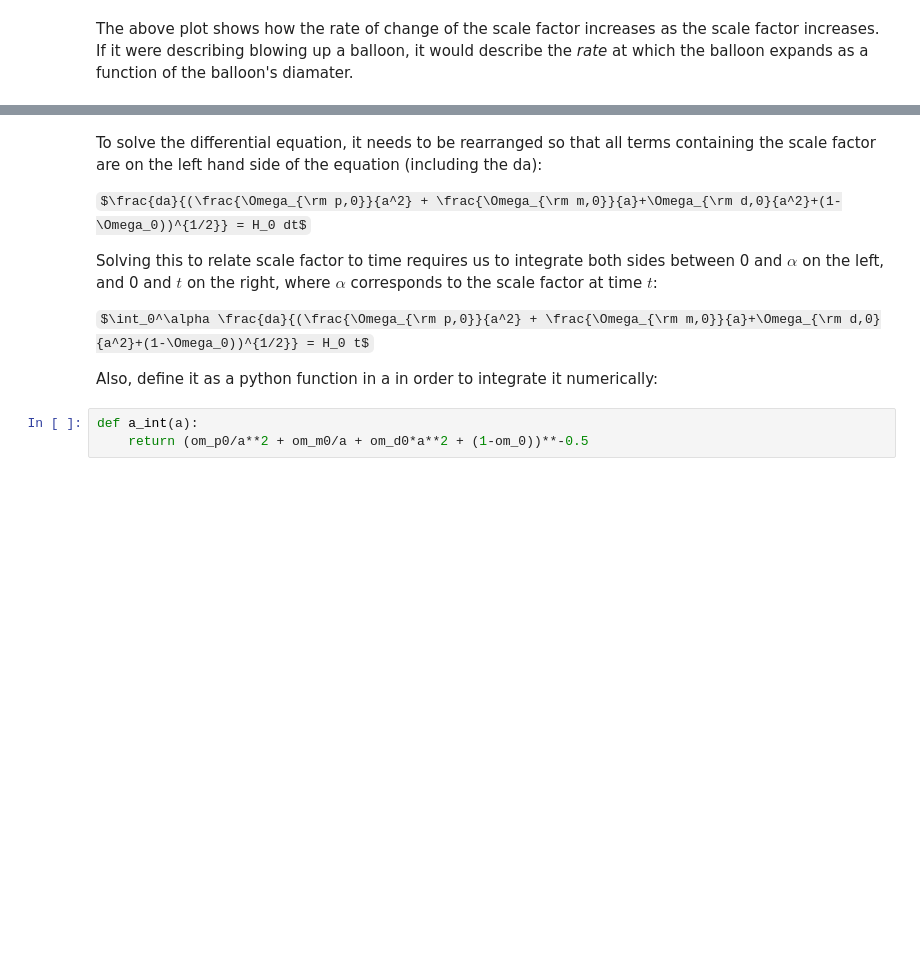
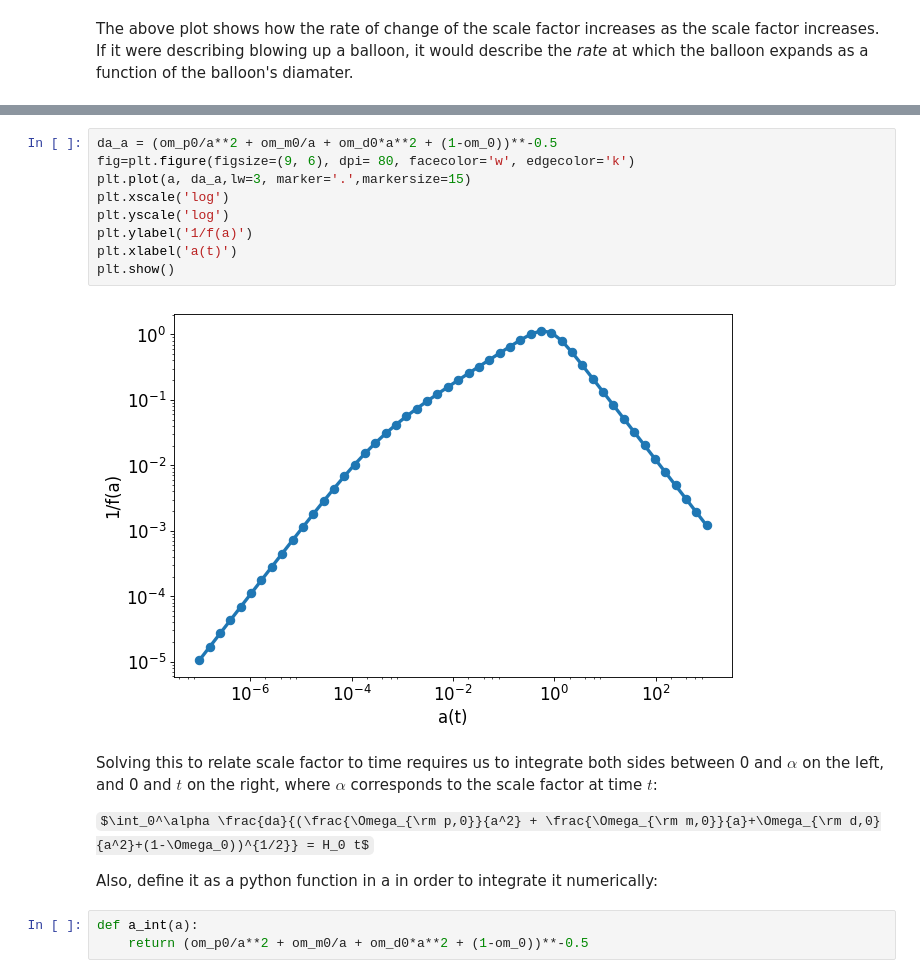
Before and after one commit to georgeb01/CosmologyCourse, a Jupyter notebook: Python Notebooks/L07 - Solving the Benchmark Model.ipynb, the cells around one changed output, grey strips where cells are left out. Cells and saved outputs as stored; diff of their text form; some formulas as TeX source; blank space fills up the shorter version.

```diff
--- a/Python Notebooks/L07 - Solving the Benchmark Model.ipynb
+++ b/Python Notebooks/L07 - Solving the Benchmark Model.ipynb
@@ -47,8 +53,15 @@ The above plot shows how the rate of change of the scale factor increases as the
+# %%
+da_a = (om_p0/a**2 + om_m0/a + om_d0*a**2 + (1-om_0))**-0.5
+fig=plt.figure(figsize=(9, 6), dpi= 80, facecolor='w', edgecolor='k')
+plt.plot(a, da_a,lw=3, marker='.',markersize=15)
+plt.xscale('log')
+plt.yscale('log')
+plt.ylabel('1/f(a)')
+plt.xlabel('a(t)')
+plt.show()
+# %% [output]
+[figure, added]
 # %% [markdown]
-To solve the differential equation, it needs to be rearranged so that all terms containing the scale factor are on the left hand side of the equation (including the da):
-
-$\frac{da}{(\frac{\Omega_{\rm p,0}}{a^2} + \frac{\Omega_{\rm m,0}}{a}+\Omega_{\rm d,0}{a^2}+(1-\Omega_0))^{1/2}} = H_0 dt$
-
 Solving this to relate scale factor to time requires us to integrate both sides between 0 and $\alpha$ on the left, and 0 and $t$ on the right, where $\alpha$ corresponds to the scale factor at time $t$:
 
 $\int_0^\alpha \frac{da}{(\frac{\Omega_{\rm p,0}}{a^2} + \frac{\Omega_{\rm m,0}}{a}+\Omega_{\rm d,0}{a^2}+(1-\Omega_0))^{1/2}} = H_0 t$
```
Also changed, not shown: parts of 3 cells of this notebook, 3 other files.
